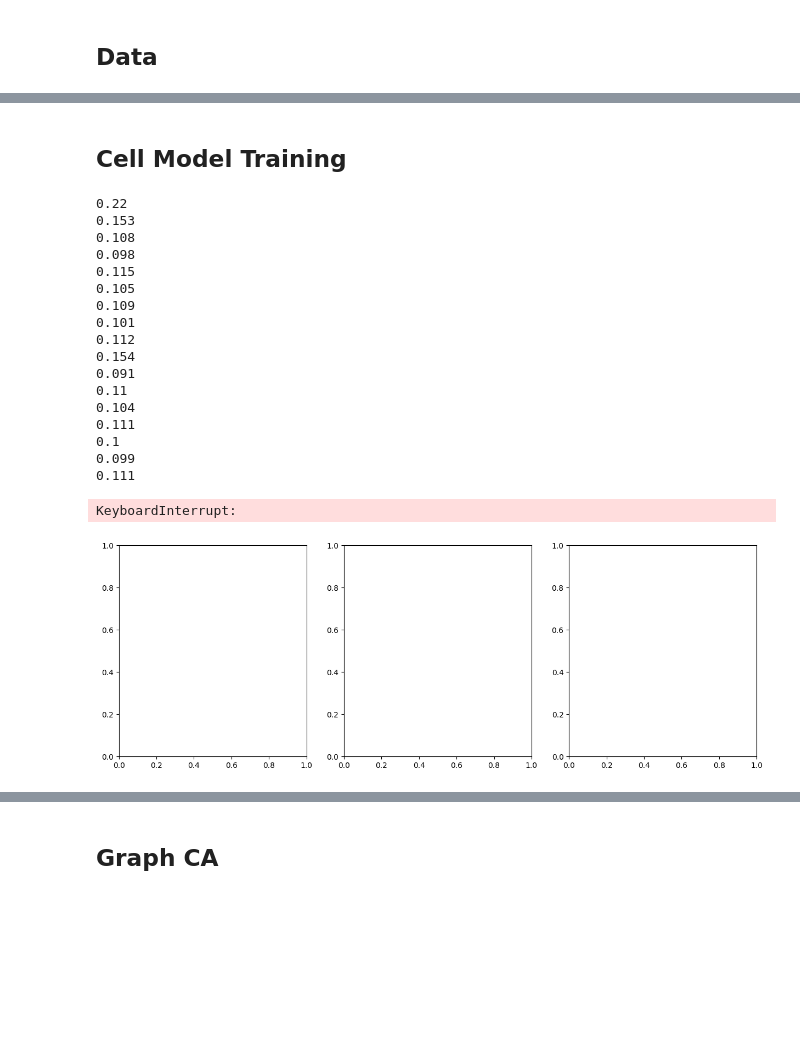
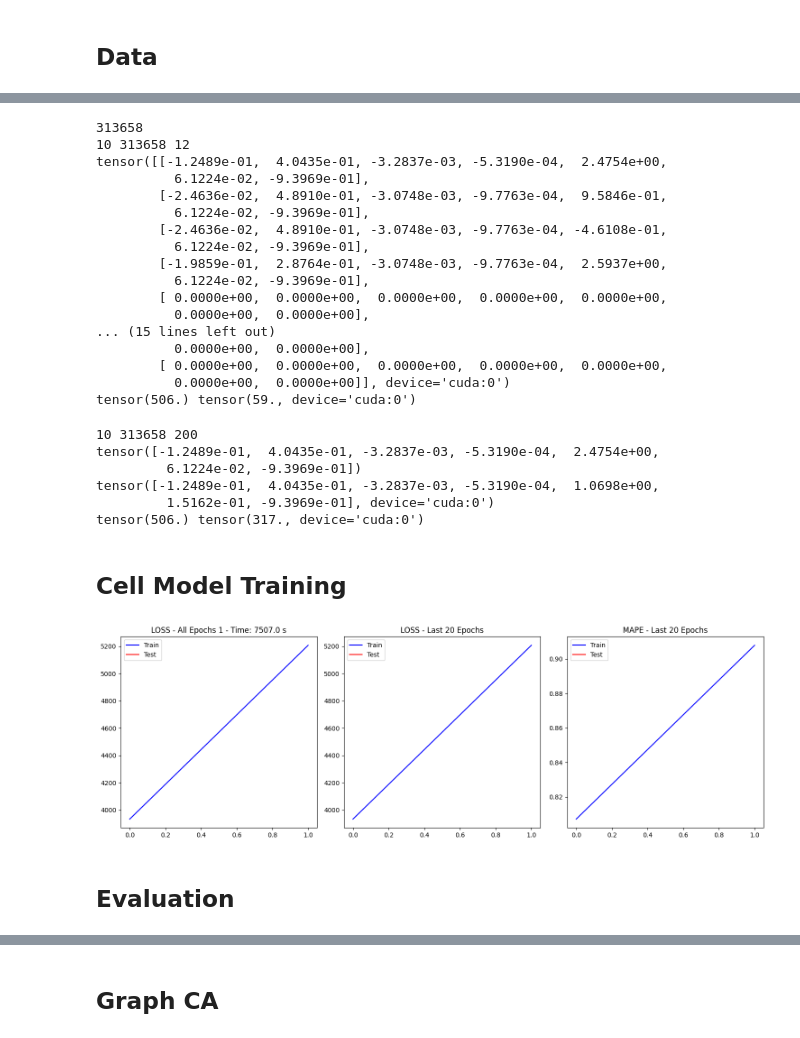
Before and after one commit to petroniocandido/st_nca, a Jupyter notebook: experiments.ipynb, the cells around one changed output, grey strips where cells are left out. Saved outputs shown, nothing was run; the diff lists cells and outputs as text; code cells hidden in the pictures; blank space fills up the shorter version.

Commit message:
Bugfixes and improvements in Federated PreTrain

```diff
--- a/experiments.ipynb
+++ b/experiments.ipynb
@@ -53,3 +47,44 @@ pems = PEMS03(edges_file=edges_file, nodes_file=nodes_file, data_file=data_file,
+# %%
+sensor_index = 10
+sensor = pems.get_sensor(sensor_index)
+print(sensor)
+sample_index = 10
+
+ds1 = pems.get_sensor_dataset(sensor, dtype=torch.float32, behavior='deterministic')
+ds2 = pems.get_allsensors_dataset(behavior='deterministic')
+
+#pems.to_tensordict()
+# %% [output]
+313658
+10 313658 12
+tensor([[-1.2489e-01,  4.0435e-01, -3.2837e-03, -5.3190e-04,  2.4754e+00,
+          6.1224e-02, -9.3969e-01],
+        [-2.4636e-02,  4.8910e-01, -3.0748e-03, -9.7763e-04,  9.5846e-01,
+          6.1224e-02, -9.3969e-01],
+        [-2.4636e-02,  4.8910e-01, -3.0748e-03, -9.7763e-04, -4.6108e-01,
+          6.1224e-02, -9.3969e-01],
+        [-1.9859e-01,  2.8764e-01, -3.0748e-03, -9.7763e-04,  2.5937e+00,
+          6.1224e-02, -9.3969e-01],
+        [ 0.0000e+00,  0.0000e+00,  0.0000e+00,  0.0000e+00,  0.0000e+00,
+          0.0000e+00,  0.0000e+00],
+... (15 lines left out)
+          0.0000e+00,  0.0000e+00],
+        [ 0.0000e+00,  0.0000e+00,  0.0000e+00,  0.0000e+00,  0.0000e+00,
+          0.0000e+00,  0.0000e+00]], device='cuda:0')
+tensor(506.) tensor(59., device='cuda:0')
+# %%
+x1,y1 = ds1[sample_index]
+x2,y2 = ds2[(ds2.train_split - 1) * sensor_index + 200 ]
+print(x1[0])
+print(x2[0])
+print(y1,y2)
+# %% [output]
+10 313658 200
+tensor([-1.2489e-01,  4.0435e-01, -3.2837e-03, -5.3190e-04,  2.4754e+00,
+         6.1224e-02, -9.3969e-01])
+tensor([-1.2489e-01,  4.0435e-01, -3.2837e-03, -5.3190e-04,  1.0698e+00,
+         1.5162e-01, -9.3969e-01], device='cuda:0')
+tensor(506.) tensor(317., device='cuda:0')
 # %% [markdown]
 ## Cell Model Training
 # %%
@@ -59,52 +94,39 @@ NTRANSFF = 256
 TRANSFACT = nn.GELU()
 MLP = 2
 MLPD = 256
 MLPACT = nn.GELU()
 
 MODELS_PATH = DEFAULT_PATH + 'weights\\PEMS03\\'
 
 CHECKPOINT_FILE = MODELS_PATH + 'cell_model_{}_{}_{}_{}_{}.pt'.format(NTRANSF,NHEADS,NTRANSFF,MLP,MLPD)
 
 #ds = pems.get_fewsensors_dataset([311930, 312564, 312807, 312900, 313172, 314697, 315938, 317141, 318135, 318443 ], dtype=torch.float32, behavior='selfsupervised')
 #ds = pems.get_sensor_dataset(311930, dtype=torch.float32, behavior='nondeterministic')
 #ds, sensors = pems.get_breadth_dataset(314697, max_sensors=20,
 #                                       dtype=DTYPE,
 #                                       behavior='selfsupervised')
 
 pems.to_tensordict()
 
-ds = pems.get_allsensors_dataset(behavior='selfsupervised')
+ds = pems.get_allsensors_dataset(behavior='deterministic')
 
 ds = ds.to(DEVICE)
 
 cm = CellModel(num_tokens = ds.max_length, dim_token = ds.token_dim,
                num_transformers = NTRANSF, num_heads = NHEADS, feed_forward = NTRANSFF,
                transformer_activation = TRANSFACT,
                mlp = MLP, mlp_dim = MLPD, mlp_activation = MLPACT,
                use_moe = False, num_experts = 8,
                device = DEVICE, dtype = DTYPE)
 
-resume(cm, CHECKPOINT_FILE)
+resume(cm, MODELS_PATH + 'PEMS03_cell_model_2_4_256_2_256_20241214.pt')
 
-training_loop(DEVICE, ds, cm,  batch=4096, epochs=10, lr=0.0001,
+
+#resume(cm, CHECKPOINT_FILE)
+
+training_loop(DEVICE, ds, cm,  batch=2048, epochs=10, lr=0.00001,
               checkpoint_file= CHECKPOINT_FILE)
 # %% [output]
-0.22
-0.153
-0.108
-0.098
-0.115
-0.105
-0.109
-0.101
-0.112
-0.154
-0.091
-0.11
-0.104
-0.111
-0.1
-0.099
-0.111
-KeyboardInterrupt:
-[figure, old version]
+[figure, new version]
+# %% [markdown]
+## Evaluation
```
Also changed, not shown: parts of 6 cells of this notebook, 8 other files.
